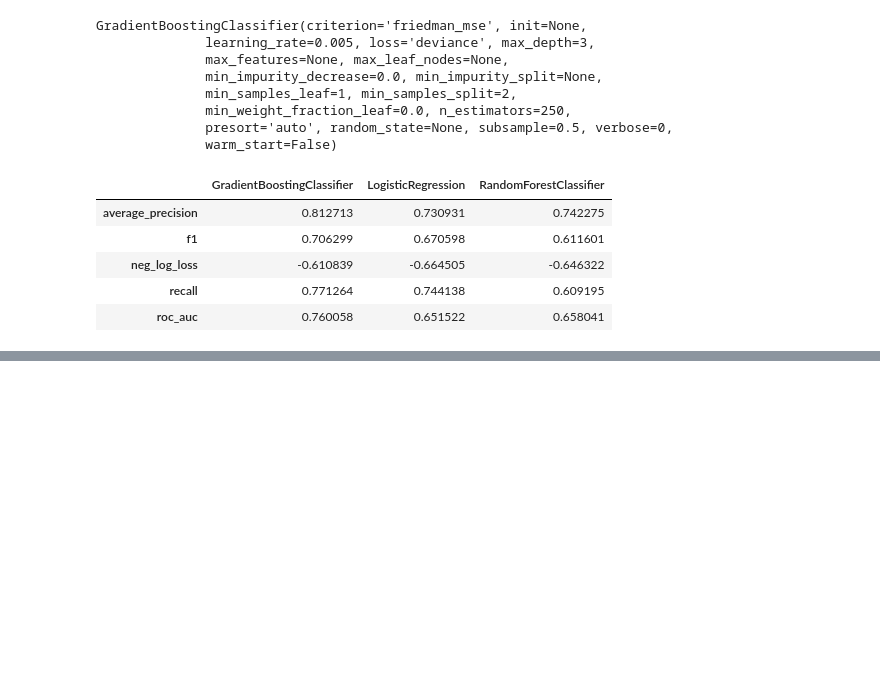
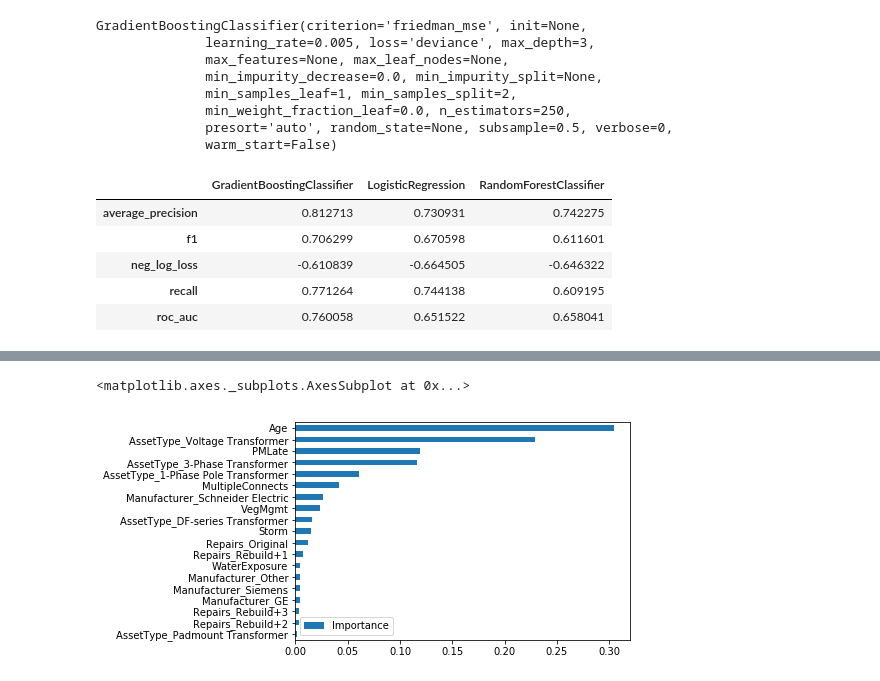
Before and after one commit to kurtrm/predicting_equipment_failure, a Jupyter notebook: notebooks/Untitled.ipynb, the cells around one changed output, grey strips where cells are left out. Drawn from its saved outputs; the diff is of its cells as text; code cells hidden in the pictures; blank space fills up the shorter version.

```diff
--- a/notebooks/Untitled.ipynb
+++ b/notebooks/Untitled.ipynb
@@ -239,0 +260,9 @@ make_metric_df([log_reg, rfc, gbc], X_test, y_test, metrics)
+# %%
+gbc_features = pd.DataFrame(gbc.feature_importances_,
+                            index=train.drop('Status', axis=1).columns,
+                            columns=['Importance'])
+# %%
+gbc_features.sort_values(by='Importance', ascending=True).plot(kind='barh')
+# %% [output]
+<matplotlib.axes._subplots.AxesSubplot at 0x...>
+[figure, added]
```
Also changed, not shown: parts of 9 cells of this notebook.
